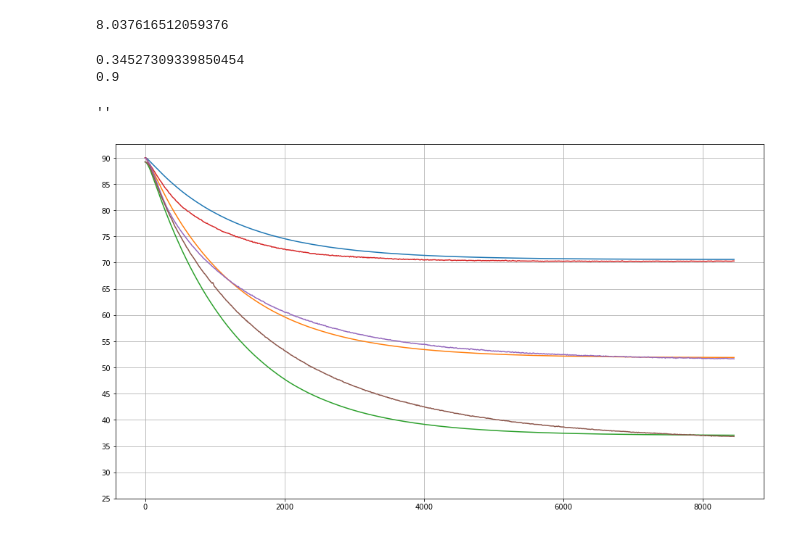
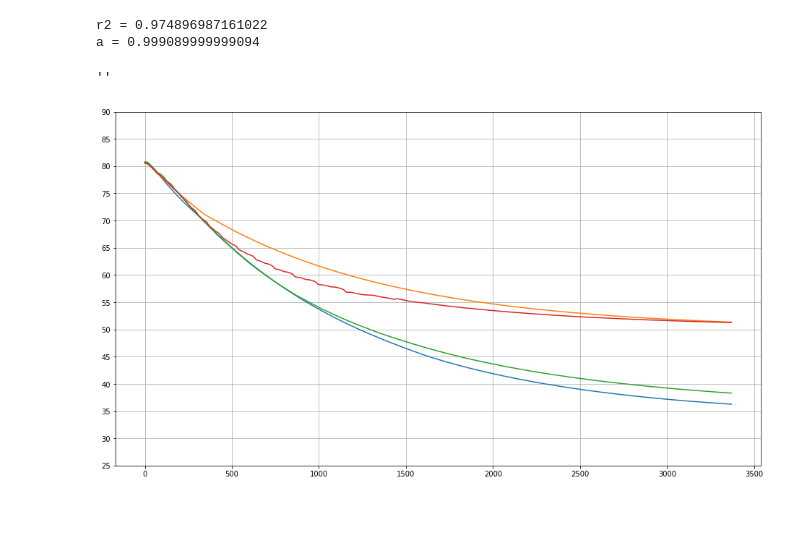
Before and after one commit to joshlwhitehead/work, a Jupyter notebook: analysis/heat/dataqstuff/kalmanCool.ipynb, the cells around one changed output. Drawn from its saved outputs; the diff is of its cells as text; code cells hidden in the pictures.

```diff
--- a/analysis/heat/dataqstuff/kalmanCool.ipynb
+++ b/analysis/heat/dataqstuff/kalmanCool.ipynb
@@ -49,22 +54,17 @@ offset = -0.004822680890538034 * therm^2 + 0.7402680890538067 * therm + -18.6744
-# %%
-therm = 58
-print(aa*therm**2+bb*therm+cc)
-# %% [output]
-8.037616512059376
 # %%
 rr = {}
 # set = [50,70,90,100]
 
-shortest = min(len(eig[1]),len(eig[2]),len(six[1]),len(six[2]),len(fou[1]),len(fou[2]))
-ytot = [eig[2][:shortest],six[2][:shortest],fou[2][:shortest]]
-xtot = [eig[1][:shortest],six[1][:shortest],fou[1][:shortest]]
+shortest = min(len(sixData),len(fouData))
+ytot = [fouData[:shortest],sixData[:shortest]]
+xtot = [fouTherm[:shortest],sixTherm[:shortest]]
 
 zlist = []
 for i in ytot:
     for j in i:
         zlist.append(j)
 
-big = np.arange(0,1,0.1)
+big = np.arange(0.8,1,0.00001)
 for i in big:
     zlistfit = []
     for j in range(len(ytot)):
@@ -77,7 +77,7 @@ for i in big:
                 print('fix csv')
                 break
             else:
-                offset = aa*k**2+bb*k+cc
+                offset = aa*k+bb
                 old = old*i+(k-offset)*(1-i)
                 zlistfit.append(old)
 
@@ -87,31 +87,31 @@ for i in big:
         rr[r] = i
 
 # print(rr)
-print(max(rr))
+print('r2 =',max(rr))
 
 trust = rr[max(rr)]
-print(trust)
-trust = .9992
+print('a =',trust)
+# trust = .9992
 # %% [output]
-0.34527309339850454
-0.9
+r2 = 0.974896987161022
+a = 0.999089999999094
 # %%
 plt.figure(figsize=(16,9))
 for j in range(len(ytot)):
     old = ytot[j][0]
     ans = []
 
     for k in xtot[j]:
-        offset = aa*k**2+bb*k+cc
+        offset = aa*k+bb
         old = old*trust+(k-offset)*(1-trust)
         ans.append(old)
     plt.plot(ans)
 
 for i in ytot:
     plt.plot(i)
 plt.grid()
 plt.yticks(np.arange(25,95,5))
 ;
 # %% [output]
 ''
-[figure, old version]
+[figure, new version]
```
Also changed, not shown: parts of 1 cell of this notebook, 16 other files.
